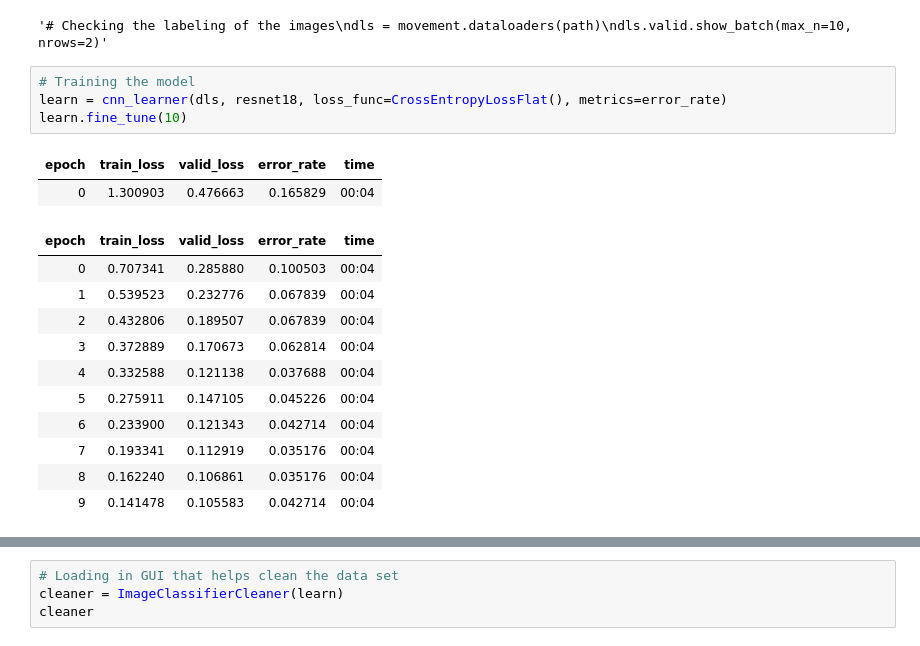
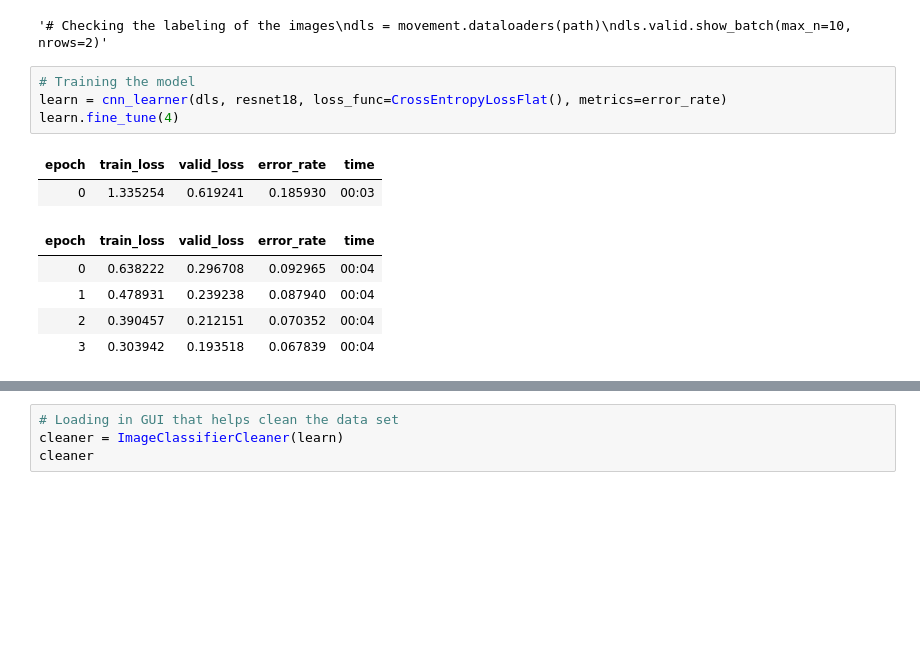
Before and after one commit to anthonyjclark/raycasting-simulation, a Jupyter notebook: Notebooks/FAI-NN-Marchese.ipynb, the cells around one changed output, grey strips where cells are left out. Saved outputs shown, nothing was run; the diff lists cells and outputs as text; blank space fills up the shorter version.

```diff
--- a/Notebooks/FAI-NN-Marchese.ipynb
+++ b/Notebooks/FAI-NN-Marchese.ipynb
@@ -53,21 +56,15 @@ dls.valid.show_batch(max_n=10, nrows=2)"""
 # %%
 # Training the model
 learn = cnn_learner(dls, resnet18, loss_func=CrossEntropyLossFlat(), metrics=error_rate)
-learn.fine_tune(10)
+learn.fine_tune(4)
 # %% [output]
 | epoch | train_loss | valid_loss | error_rate | time |
-| 0 | 1.300903 | 0.476663 | 0.165829 | 00:04 |
+| 0 | 1.335254 | 0.619241 | 0.185930 | 00:03 |
 | epoch | train_loss | valid_loss | error_rate | time |
-| 0 | 0.707341 | 0.285880 | 0.100503 | 00:04 |
-| 1 | 0.539523 | 0.232776 | 0.067839 | 00:04 |
-| 2 | 0.432806 | 0.189507 | 0.067839 | 00:04 |
-| 3 | 0.372889 | 0.170673 | 0.062814 | 00:04 |
-| 4 | 0.332588 | 0.121138 | 0.037688 | 00:04 |
-| 5 | 0.275911 | 0.147105 | 0.045226 | 00:04 |
-| 6 | 0.233900 | 0.121343 | 0.042714 | 00:04 |
-| 7 | 0.193341 | 0.112919 | 0.035176 | 00:04 |
-| 8 | 0.162240 | 0.106861 | 0.035176 | 00:04 |
-| 9 | 0.141478 | 0.105583 | 0.042714 | 00:04 |
+| 0 | 0.638222 | 0.296708 | 0.092965 | 00:04 |
+| 1 | 0.478931 | 0.239238 | 0.087940 | 00:04 |
+| 2 | 0.390457 | 0.212151 | 0.070352 | 00:04 |
+| 3 | 0.303942 | 0.193518 | 0.067839 | 00:04 |
 # %%
 # Seeing where the model may have gotten confused in classification
 interp = ClassificationInterpretation.from_learner(learn)
```
Also changed, not shown: parts of 6 cells of this notebook, 2 other files.
